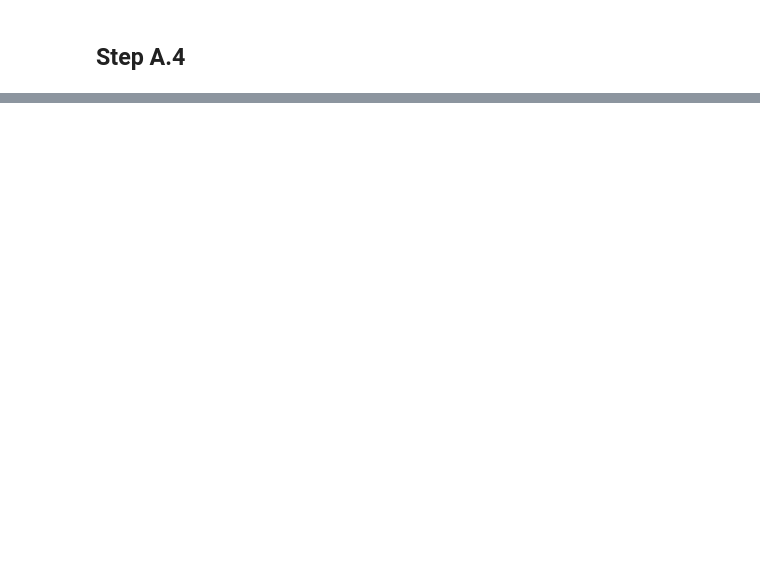
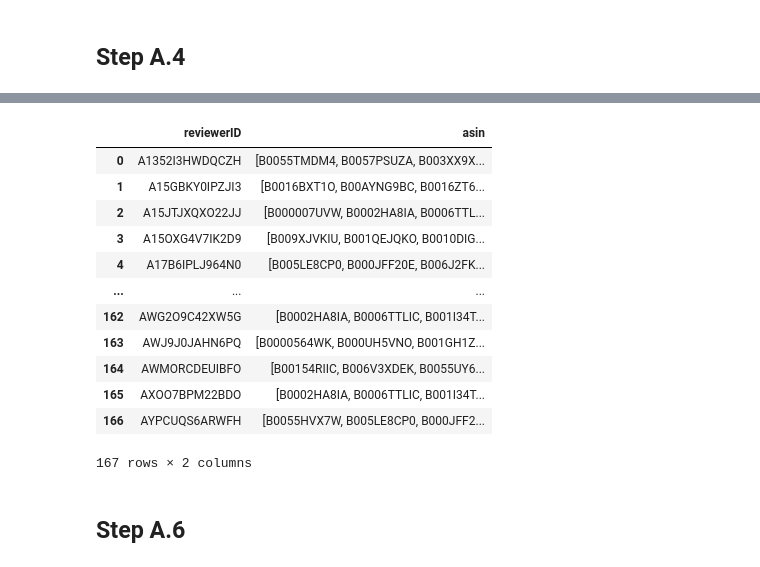
Before and after one commit to ilias-ant/recommender-systems, a Jupyter notebook: content-based-RS.ipynb, the cells around one changed output, grey strips where cells are left out. Cells and saved outputs as stored; diff of their text form; code cells hidden in the pictures; blank space fills up the shorter version.

```diff
--- a/content-based-RS.ipynb
+++ b/content-based-RS.ipynb
@@ -587,0 +593,52 @@ get_recommendations(
+# %%
+def top_n_recommendations_per_user(
+    data: pd.DataFrame, sim_matrix: pd.DataFrame, n: int = 5
+):
+
+    top_products_per_user = top_n_products_per_user(data, n)
+
+    recommendations = pd.DataFrame(columns=["reviewerID", "asin"])
+    recommendations["reviewerID"] = top_products_per_user["reviewerID"]
+    recommendations["asin"] = np.empty((len(recommendations.index), 0)).tolist()
+
+    for index, row in top_products_per_user.iterrows():
+        similar_movies = []
+        for column in sim_matrix.loc[row["asin"]].T:
+            similar_movies.extend(
+                sim_matrix.loc[row["asin"]]
+                .T[column]
+                .drop(
+                    review_data.loc[review_data["reviewerID"] == row["reviewerID"]][
+                        "asin"
+                    ].values,
+                    errors="ignore",
+                )
+                .nlargest(n + 1)
+                .tail(n)
+                .index.values
+            )
+        recommendations.at[index, "asin"] = similar_movies
+
+    return recommendations
+# %%
+top_5_recommendations_per_user = top_n_recommendations_per_user(
+    data=content, sim_matrix=jaccard_sim_matrix, n=5
+)
+
+top_5_recommendations_per_user
+# %% [output]
+|  | reviewerID | asin |
+| 0 | A1352I3HWDQCZH | [B0055TMDM4, B0057PSUZA, B003XX9X... |
+| 1 | A15GBKY0IPZJI3 | [B0016BXT1O, B00AYNG9BC, B0016ZT6... |
+| 2 | A15JTJXQXO22JJ | [B000007UVW, B0002HA8IA, B0006TTL... |
+| 3 | A15OXG4V7IK2D9 | [B009XJVKIU, B001QEJQKO, B0010DIG... |
+| 4 | A17B6IPLJ964N0 | [B005LE8CP0, B000JFF20E, B006J2FK... |
+| ... | ... | ... |
+| 162 | AWG2O9C42XW5G | [B0002HA8IA, B0006TTLIC, B001I34T... |
+| 163 | AWJ9J0JAHN6PQ | [B0000564WK, B000UH5VNO, B001GH1Z... |
+| 164 | AWMORCDEUIBFO | [B00154RIIC, B006V3XDEK, B0055UY6... |
+| 165 | AXOO7BPM22BDO | [B0002HA8IA, B0006TTLIC, B001I34T... |
+| 166 | AYPCUQS6ARWFH | [B0055HVX7W, B005LE8CP0, B000JFF2... |
+167 rows × 2 columns
+# %% [markdown]
+## Step A.6
```
Also changed, not shown: parts of 52 cells of this notebook, 3 other files.
